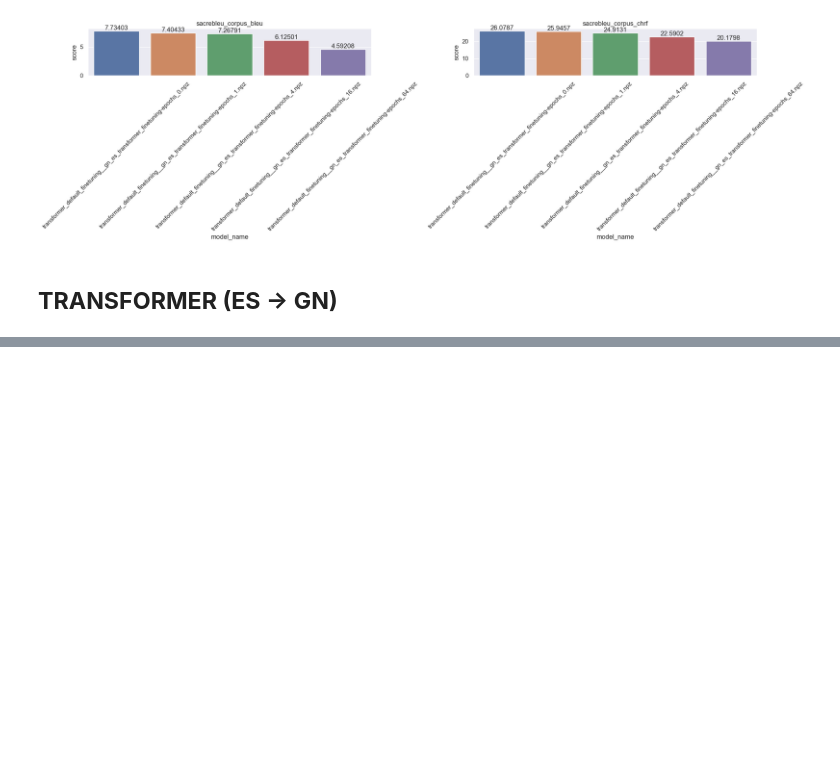
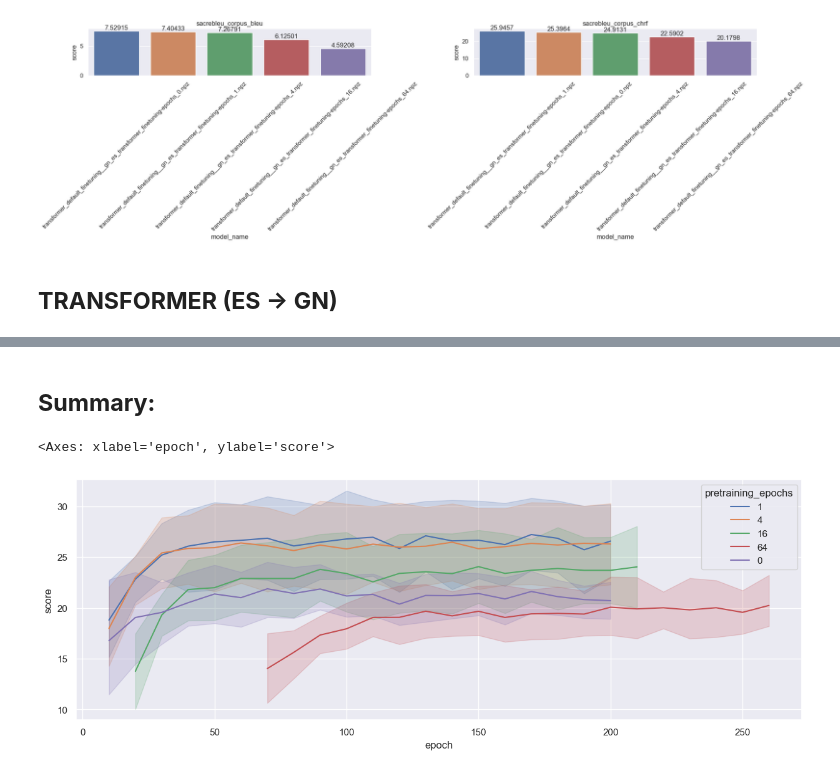
Before and after one commit to baladon-lucas-pardinas/NMT-Translation-gn-es, a Jupyter notebook: notebooks/augmented_tests.ipynb, the cells around one changed output, grey strips where cells are left out. Cells and saved outputs as stored; diff of their text form; code cells hidden in the pictures; blank space fills up the shorter version.

```diff
--- a/notebooks/augmented_tests.ipynb
+++ b/notebooks/augmented_tests.ipynb
@@ -13,8 +17,4 @@ FIGSIZE = (20, 6)
 # %%
-results_df = pd.read_csv(RESULTS_CSV)
-results_df['date'] = pd.to_datetime(results_df['date'])
-results_df = results_df[(results_df['date'].dt.day >= 12) & (results_df['date'].dt.month >= 9)]
-
 s2s_gn_es_df = results_df[results_df['model_name'].str.contains('s2s') & results_df['source'].str.contains('gn')]
 s2s_es_gn_df = results_df[results_df['model_name'].str.contains('s2s') & results_df['source'].str.contains('es')]
 transformer_gn_es_df = results_df[results_df['model_name'].str.contains('transformer') & results_df['source'].str.contains('gn')]
@@ -55 +55,10 @@ plots.plot_max_score_by_model(transformer_es_gn_df, metrics=['sacrebleu_corpus_b
 [figure]
+# %% [markdown]
+## **Summary:**
+# %%
+import seaborn as sns; import matplotlib.pyplot as plt
+fig, ax = plt.subplots(figsize=(15, 5))
+sns.lineplot(results_df[results_df['score_type']=='sacrebleu_corpus_chrf'], x='epoch', y='score', hue='pretraining_epochs', ax=ax)
+# %% [output]
+<Axes: xlabel='epoch', ylabel='score'>
+[figure, added]
```
Also changed, not shown: parts of 7 cells of this notebook, 1 other file.
